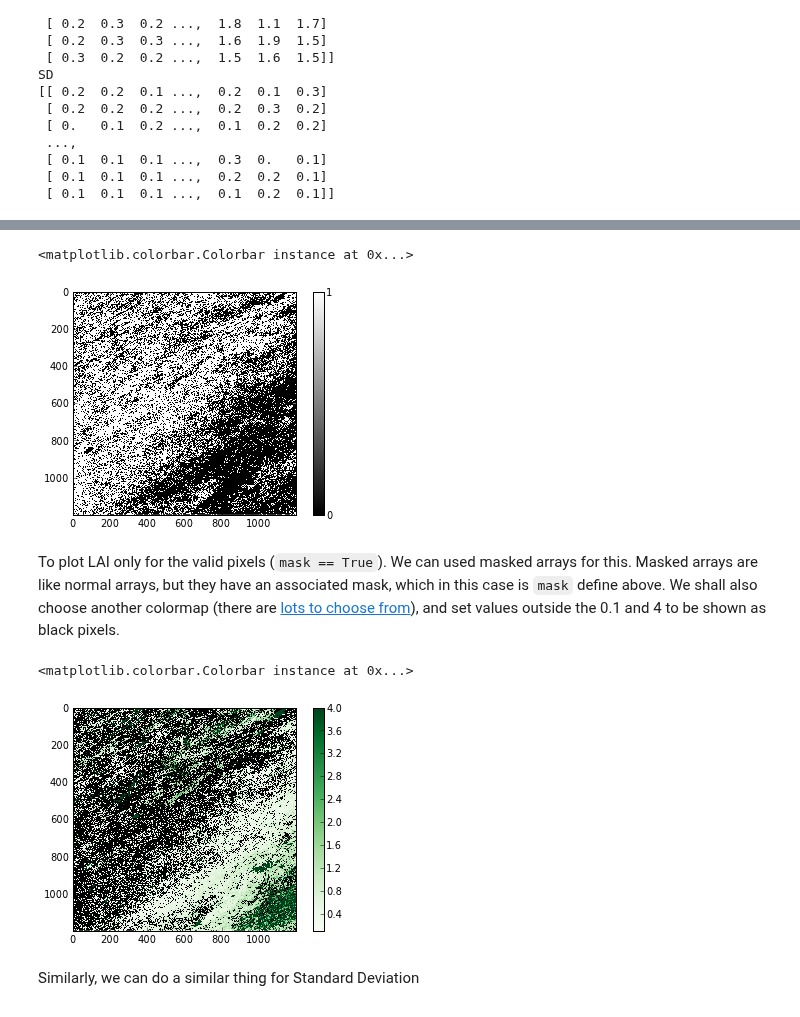
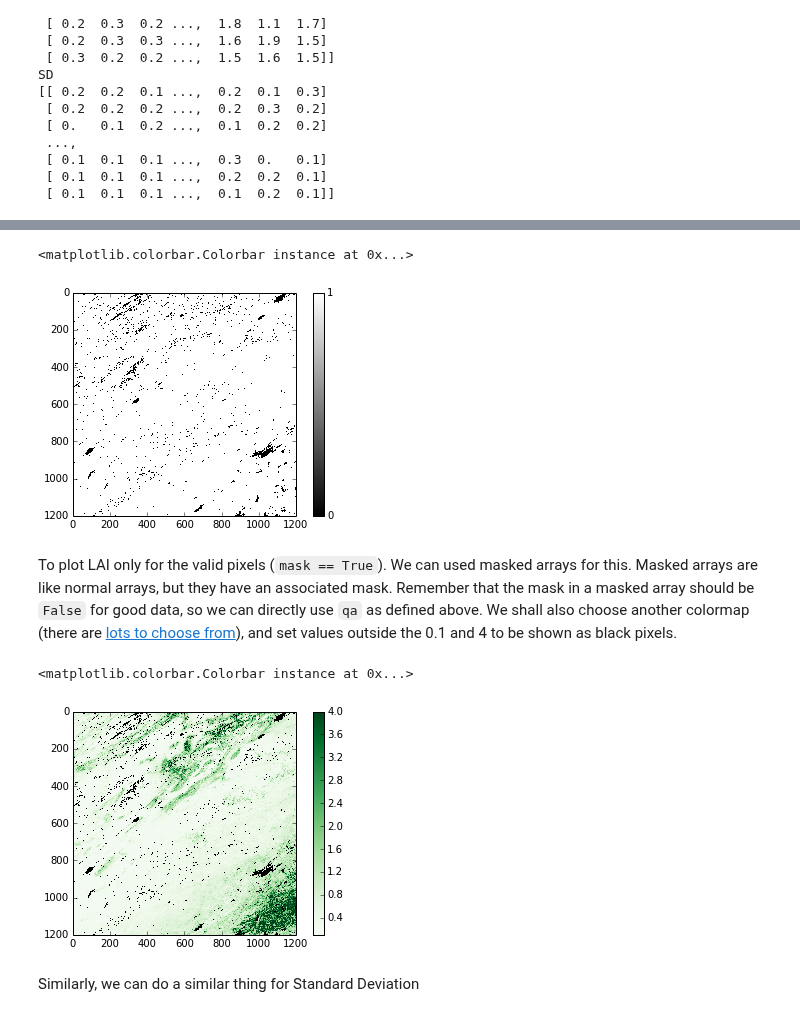
Before and after one commit to profLewis/geogg122, a Jupyter notebook: Chapter4_GDAL/GDAL_HDF.ipynb, the cells around one changed output, grey strips where cells are left out. Cells and saved outputs as stored; diff of their text form; code cells hidden in the pictures.

```diff
--- a/Chapter4_GDAL/GDAL_HDF.ipynb
+++ b/Chapter4_GDAL/GDAL_HDF.ipynb
@@ -247,34 +342,33 @@ But let's just say that we want to use only the highest quality data. From the t
 # %%
 import numpy as np
 import pylab as plt
 
 qc = data['FparLai_QC'] # Get the QC data
+# find bit 0
+qc = qc & 1
+
 # Create a mask like the LAI product
-mask = np.zeros_like(lai).astype(bool)
-# Fill the mask where the conditions are met
-mask = np.where ( qc == 0, True, False )
-mask = np.where ( qc == 1, True, mask )
-
+mask = qc == 0
 # Select a black/white colormap
 cmap = plt.cm.gray
 # plot the data
 plt.imshow(mask, interpolation='nearest', cmap=cmap)
 # add a colorbar
 plt.colorbar(ticks=[0,1])
 # %% [output]
 <matplotlib.colorbar.Colorbar instance at 0x...>
-[figure, old version]
+[figure, new version]
 # %% [markdown]
-To plot LAI only for the valid pixels (`mask == True`). We can used masked arrays for this. Masked arrays are like normal arrays, but they have an associated mask, which in this case is `mask` define above. We shall also choose another colormap (there are [lots to choose from](http://wiki.scipy.org/Cookbook/Matplotlib/Show_colormaps)), and set values outside the 0.1 and 4 to be shown as black pixels.
+To plot LAI only for the valid pixels (`mask == True`). We can used masked arrays for this. Masked arrays are like normal arrays, but they have an associated mask. Remember that the mask in a masked array should be `False` for good data, so we can directly use `qa` as defined above. We shall also choose another colormap (there are [lots to choose from](http://wiki.scipy.org/Cookbook/Matplotlib/Show_colormaps)), and set values outside the 0.1 and 4 to be shown as black pixels.
 # %%
 cmap = plt.cm.Greens
 cmap.set_bad ( 'k' )
-laim = np.ma.array ( lai, mask=mask )
+laim = np.ma.array ( lai, mask=qc )
 plt.imshow ( laim, cmap=cmap, interpolation='nearest', vmin=0.1, vmax=4)
 plt.colorbar()
 # %% [output]
 <matplotlib.colorbar.Colorbar instance at 0x...>
-[figure, old version]
+[figure, new version]
 # %% [markdown]
 Similarly, we can do a similar thing for Standard Deviation
 # %%
```
Also changed, not shown: parts of 18 cells of this notebook, 3 other files.
